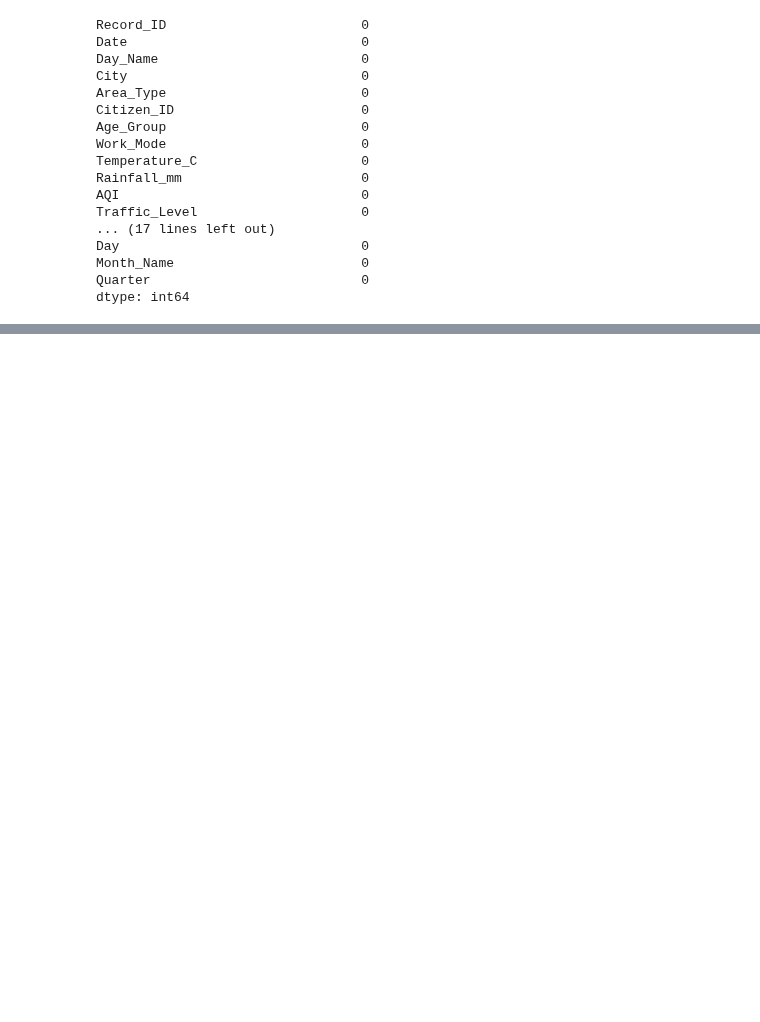
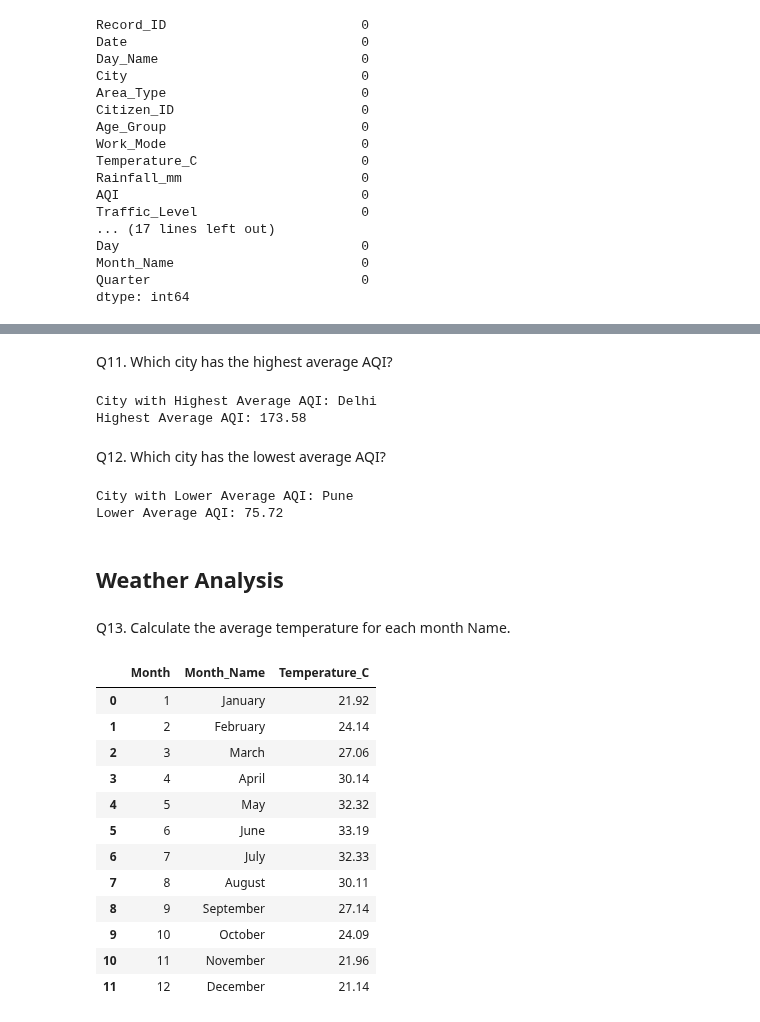
Before and after one commit to Suraj-kumar121K/PANDAS-CURSE, a Jupyter notebook: smart_city_urban_life_analysis_Project/EDA_Problem.ipynb, the cells around one changed output, grey strips where cells are left out. Drawn from its saved outputs; the diff is of its cells as text; code cells hidden in the pictures; blank space fills up the shorter version.

```diff
--- a/smart_city_urban_life_analysis_Project/EDA_Problem.ipynb
+++ b/smart_city_urban_life_analysis_Project/EDA_Problem.ipynb
@@ -100,0 +534,49 @@ dc["Date"] = pd.to_datetime(dc["Date"])
+# %% [markdown]
+Q11. Which city has the highest average AQI?
+# %%
+avg_city_aqi = dc.groupby("City")["AQI"].mean().round(2)
+highest_aqi_city = avg_city_aqi.idxmax()
+print("City with Highest Average AQI:", highest_aqi_city)
+print("Highest Average AQI:", avg_city_aqi.max())
+# %% [output]
+City with Highest Average AQI: Delhi
+Highest Average AQI: 173.58
+# %% [markdown]
+Q12. Which city has the lowest average AQI?
+# %%
+avg_city_aqi = dc.groupby("City")["AQI"].mean().round(2)
+highest_aqi_city = avg_city_aqi.idxmin()
+print("City with Lower Average AQI:", highest_aqi_city)
+print("Lower Average AQI:", avg_city_aqi.min())
+# %% [output]
+City with Lower Average AQI: Pune
+Lower Average AQI: 75.72
+# %% [markdown]
+## Weather Analysis
+# %% [markdown]
+Q13. Calculate the average temperature for each month Name.
+# %%
+avg_month_temp = (
+    dc.groupby(["Month", "Month_Name"])["Temperature_C"]
+    .mean()
+    .round(2)
+    .reset_index()
+    .sort_values("Month")
+    .reset_index(drop=True)
+)
+
+avg_month_temp
+# %% [output]
+|  | Month | Month_Name | Temperature_C |
+| 0 | 1 | January | 21.92 |
+| 1 | 2 | February | 24.14 |
+| 2 | 3 | March | 27.06 |
+| 3 | 4 | April | 30.14 |
+| 4 | 5 | May | 32.32 |
+| 5 | 6 | June | 33.19 |
+| 6 | 7 | July | 32.33 |
+| 7 | 8 | August | 30.11 |
+| 8 | 9 | September | 27.14 |
+| 9 | 10 | October | 24.09 |
+| 10 | 11 | November | 21.96 |
+| 11 | 12 | December | 21.14 |
```
Also changed, not shown: parts of 79 cells of this notebook.
